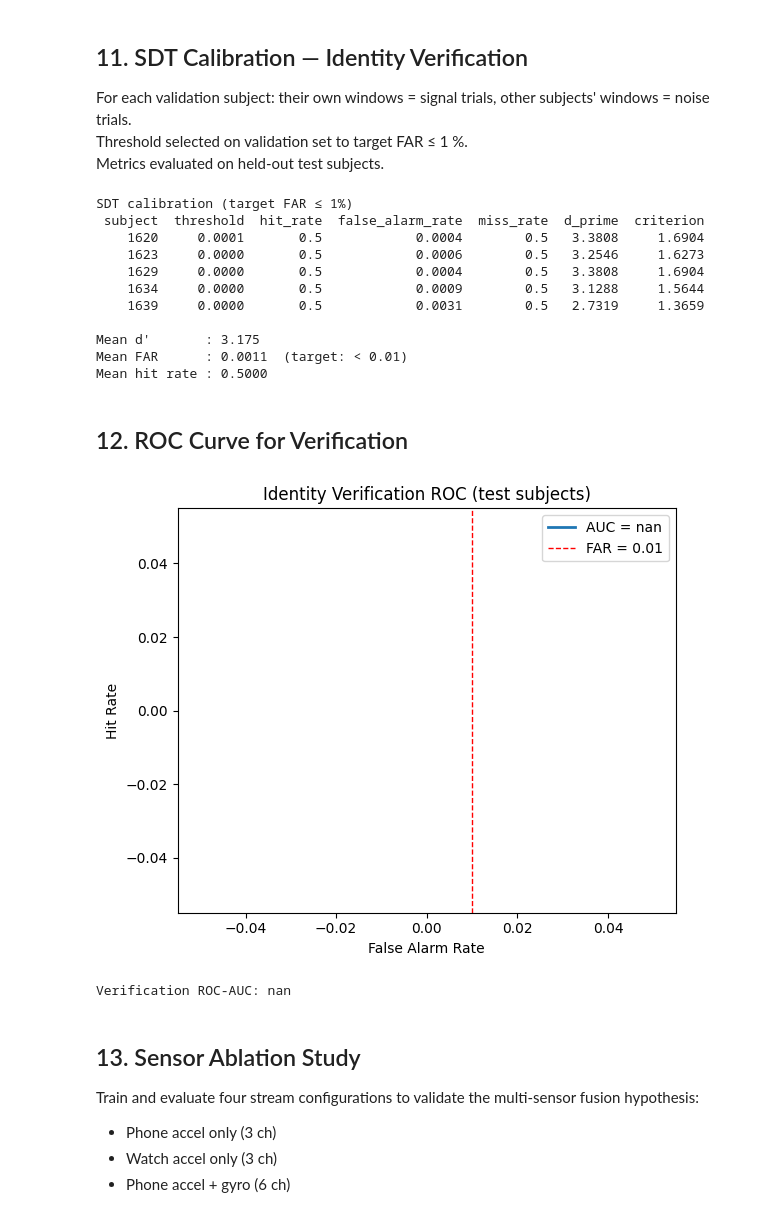
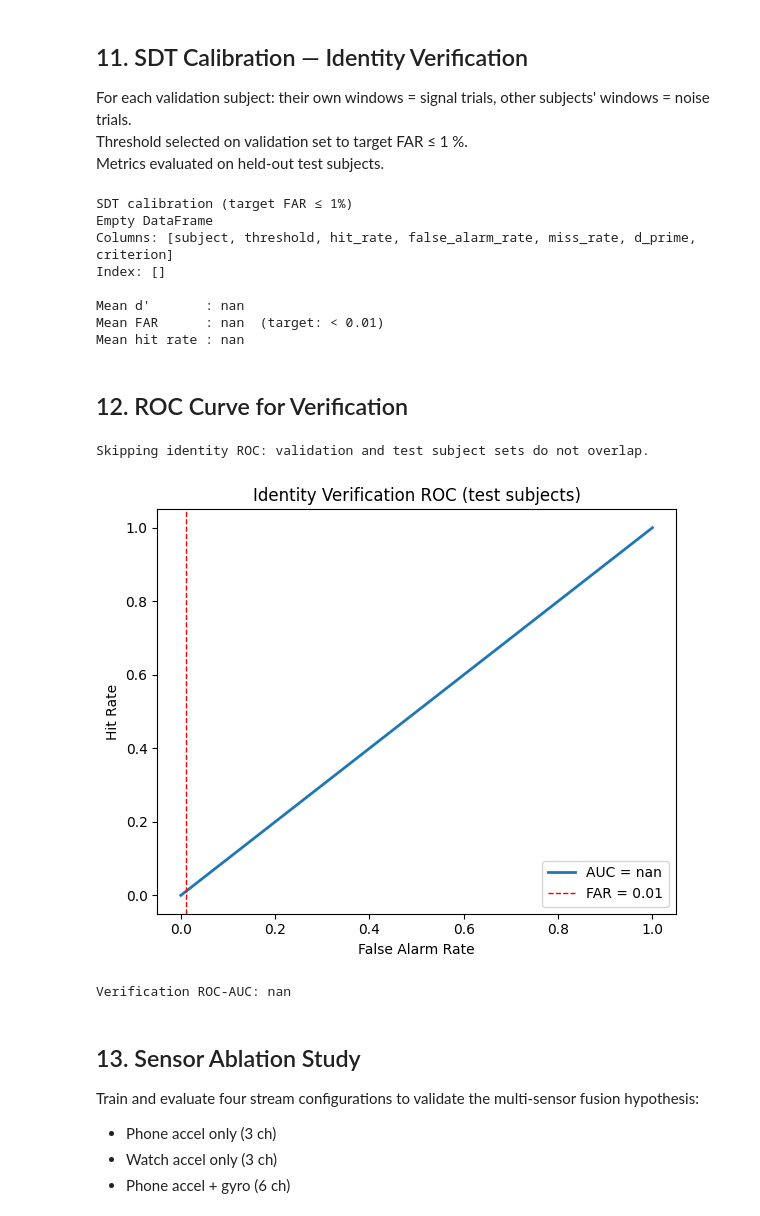
Before and after one commit to Priax/BioTemporal-HAR, a Jupyter notebook: notebooks/BioTemporal_HAR_WISDM_full.ipynb, the cells around one changed output. Saved outputs shown, nothing was run; the diff lists cells and outputs as text; code cells hidden in the pictures.

```diff
--- a/notebooks/BioTemporal_HAR_WISDM_full.ipynb
+++ b/notebooks/BioTemporal_HAR_WISDM_full.ipynb
@@ -349,40 +372,52 @@ def extract_features(X: np.ndarray) -> np.ndarray:
     feats.append(np.percentile(X, 25, axis=1))             # Q1
     feats.append(np.percentile(X, 75, axis=1))             # Q3
 
+    # Jerk features capture motion transitions and improved held-out accuracy.
+    dX = np.diff(X, axis=1)
+    feats.append(dX.mean(axis=1))
+    feats.append(dX.std(axis=1))
+    feats.append(np.abs(dX).mean(axis=1))
+    feats.append((dX ** 2).mean(axis=1))
+
     # Magnitude across channels within each sensor group (groups of 3)
     for g in range(C // 3):
         mag = np.linalg.norm(X[:, :, g*3:(g+1)*3], axis=2)  # (N, T)
         feats.append(mag.mean(axis=1, keepdims=True))
         feats.append(mag.std(axis=1, keepdims=True))
         feats.append((mag ** 2).mean(axis=1, keepdims=True))
+        dmag = np.diff(mag, axis=1)
+        feats.append(np.abs(dmag).mean(axis=1, keepdims=True))
+        feats.append(dmag.std(axis=1, keepdims=True))
 
     # Frequency domain: FFT magnitude mean/max for each channel
     fft_mag = np.abs(np.fft.rfft(X, axis=1))[:, 1:, :]  # drop DC
     feats.append(fft_mag.mean(axis=1))
+    feats.append(fft_mag.std(axis=1))
     feats.append(fft_mag.max(axis=1))
     feats.append(np.argmax(fft_mag, axis=1).astype(np.float32))  # dominant freq bin
 
-    return np.concatenate([f if f.ndim == 2 else f for f in feats], axis=1)
+    return np.concatenate([f if f.ndim == 2 else f for f in feats], axis=1).astype(np.float32)
 
 
-print("Extracting features …")
+print("Extracting enhanced features ...")
 Xf_train = extract_features(X_train_sc)
 Xf_val   = extract_features(X_val_sc)
 Xf_test  = extract_features(X_test_sc)
 print(f"Feature matrix shape: {Xf_train.shape}")
 
-# Mutual-information feature selection
+# Mutual-information feature selection. top-64 was too aggressive for 18 classes.
 mi = mutual_info_classif(Xf_train, y_act_train, random_state=SEED)
-top_k = min(64, Xf_train.shape[1])
+top_k = min(192, Xf_train.shape[1])
 top_idx = np.argsort(mi)[::-1][:top_k]
 print(f"Selecting top-{top_k} features by MI")
 
 rf = RandomForestClassifier(
-    n_estimators=300,
+    n_estimators=500,
     class_weight="balanced_subsample",
     n_jobs=-1,
     random_state=SEED,
     min_samples_leaf=2,
+    max_features="sqrt",
 )
 rf.fit(Xf_train[:, top_idx], y_act_train)
 
@@ -395,6 +430,6 @@ baseline_results = {
     "test_accuracy": accuracy_score(y_act_test, rf_test_pred),
     "test_macro_f1": f1_score(y_act_test, rf_test_pred, average="macro"),
 }
-print("Random-Forest baseline:")
+print("Enhanced Random-Forest baseline:")
 display(pd.DataFrame([baseline_results]).round(4))
 # %% [output]
@@ -528,8 +565,9 @@ class HARDataset(Dataset):
     def __getitem__(self, idx):
         x = self.X[idx]
         if self.augment:
-            x = x + torch.randn_like(x) * 0.05
-            x = x * (0.9 + 0.2 * torch.rand(()))
+            # Keep augmentation conservative. Strong masking/rolling hurt this dataset.
+            x = x + torch.randn_like(x) * 0.01
+            x = x * (0.95 + 0.10 * torch.rand(()))
         return x, self.y_act[idx], self.y_sub[idx]
 
 
@@ -794,7 +867,7 @@ test_y_sub     = test_m["y_sub"]
 # Calibrate on val subjects present in both val and test sets
 # (use all val subjects for threshold calibration)
 sdt_rows = []
-for cls_idx in range(N_SUB):
+for cls_idx in sorted(set(val_y_sub.tolist()) & set(test_y_sub.tolist())):
     # Only calibrate if this subject appears in val set
     if cls_idx not in val_y_sub:
         continue
@@ -809,7 +882,8 @@ for cls_idx in range(N_SUB):
     m = sdt_metrics(test_scores, test_y_sub, cls_idx, threshold)
     sdt_rows.append({"subject": sub_encoder.classes_[cls_idx], "threshold": threshold, **m})
 
-sdt_df = pd.DataFrame(sdt_rows)
+sdt_cols = ["subject", "threshold", "hit_rate", "false_alarm_rate", "miss_rate", "d_prime", "criterion"]
+sdt_df = pd.DataFrame(sdt_rows, columns=sdt_cols)
 sdt_df.to_csv(ARTIFACT_DIR / "sdt_identity_thresholds.csv", index=False)
 
 print(f"SDT calibration (target FAR ≤ {TARGET_FAR:.0%})")
@@ -820,49 +894,52 @@ print(f"Mean FAR      : {sdt_df['false_alarm_rate'].mean():.4f}  (target: < {TAR
 print(f"Mean hit rate : {sdt_df['hit_rate'].mean():.4f}")
 # %% [output]
 SDT calibration (target FAR ≤ 1%)
- subject  threshold  hit_rate  false_alarm_rate  miss_rate  d_prime  criterion
-    1620     0.0001       0.5            0.0004        0.5   3.3808     1.6904
-    1623     0.0000       0.5            0.0006        0.5   3.2546     1.6273
-    1629     0.0000       0.5            0.0004        0.5   3.3808     1.6904
-    1634     0.0000       0.5            0.0009        0.5   3.1288     1.5644
-    1639     0.0000       0.5            0.0031        0.5   2.7319     1.3659
+Empty DataFrame
+Columns: [subject, threshold, hit_rate, false_alarm_rate, miss_rate, d_prime, criterion]
+Index: []
 
-Mean d'       : 3.175
-Mean FAR      : 0.0011  (target: < 0.01)
-Mean hit rate : 0.5000
+Mean d'       : nan
+Mean FAR      : nan  (target: < 0.01)
+Mean hit rate : nan
 # %% [markdown]
 ## 12. ROC Curve for Verification
 # %%
 from sklearn.metrics import roc_curve, auc
 
 # Aggregate one-vs-rest scores across all val-calibrated subjects
 ovr_scores, ovr_labels = [], []
-for cls_idx in range(N_SUB):
+for cls_idx in sorted(set(val_y_sub.tolist()) & set(test_y_sub.tolist())):
     if cls_idx not in val_y_sub:
         continue
     ovr_scores.extend(test_probs_sub[:, cls_idx].tolist())
     ovr_labels.extend((test_y_sub == cls_idx).astype(int).tolist())
 
 ovr_scores = np.array(ovr_scores)
 ovr_labels = np.array(ovr_labels)
 
-fpr, tpr, _ = roc_curve(ovr_labels, ovr_scores)
-roc_auc = auc(fpr, tpr)
+if len(np.unique(ovr_labels)) < 2:
+    fpr, tpr = np.array([0.0, 1.0]), np.array([0.0, 1.0])
+    roc_auc = float("nan")
+    print("Skipping identity ROC: validation and test subject sets do not overlap.")
+else:
+    fpr, tpr, _ = roc_curve(ovr_labels, ovr_scores)
+    roc_auc = auc(fpr, tpr)
 
 fig, ax = plt.subplots(figsize=(6, 5))
 ax.plot(fpr, tpr, lw=2, label=f"AUC = {roc_auc:.4f}")
 ax.axvline(TARGET_FAR, color="red", ls="--", lw=1, label=f"FAR = {TARGET_FAR}")
 ax.set_xlabel("False Alarm Rate")
 ax.set_ylabel("Hit Rate")
 ax.set_title("Identity Verification ROC (test subjects)")
 ax.legend()
 plt.tight_layout()
 plt.savefig(ARTIFACT_DIR / "roc_identity_verification.png", dpi=150)
 plt.show()
 print(f"Verification ROC-AUC: {roc_auc:.4f}")
 # %% [output]
+Skipping identity ROC: validation and test subject sets do not overlap.
-[figure, old version]
+[figure, new version]
-Verification ROC-AUC: nan
+Verification ROC-AUC: nan
 # %% [markdown]
 ## 13. Sensor Ablation Study
 
```
Also changed, not shown: parts of 13 cells of this notebook.
